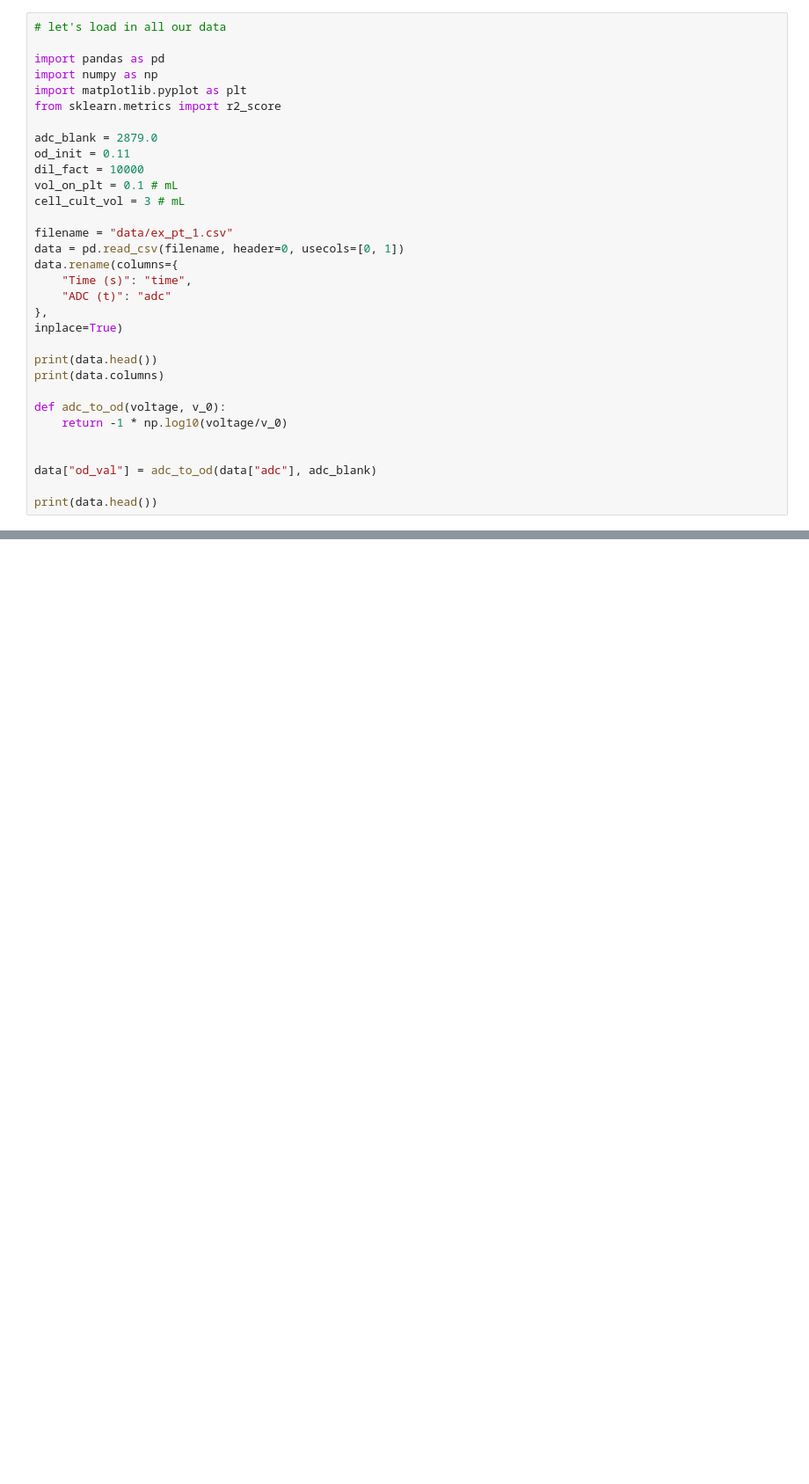
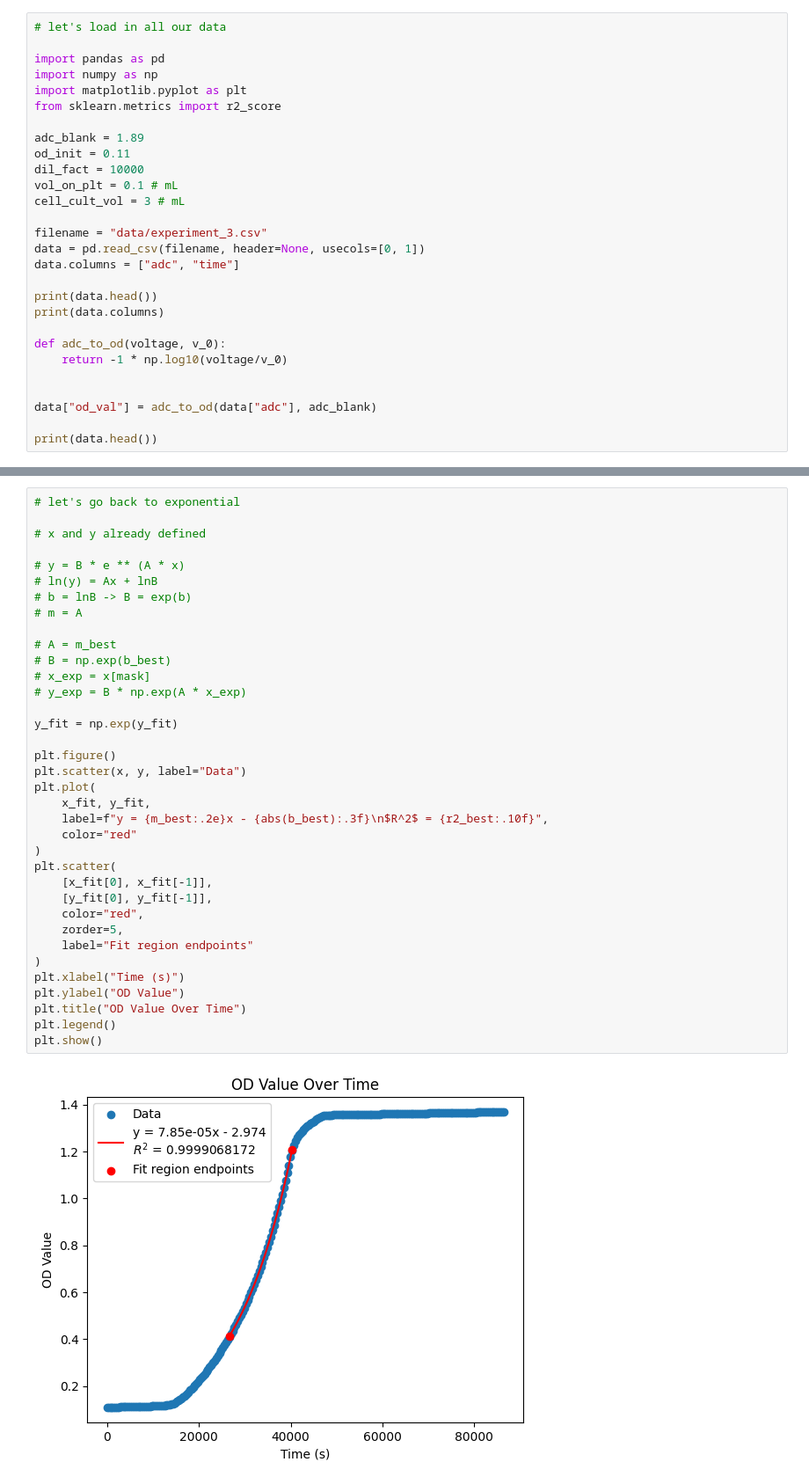
Before and after one commit to cdesforges/db1, a Jupyter notebook: data_analysis.ipynb, the cells around one changed output, grey strips where cells are left out. Shown at 88% size. Saved outputs shown, nothing was run; the diff lists cells and outputs as text; blank space fills up the shorter version.

```diff
--- a/data_analysis.ipynb
+++ b/data_analysis.ipynb
@@ -6,19 +6,15 @@ import numpy as np
 import matplotlib.pyplot as plt
 from sklearn.metrics import r2_score
 
-adc_blank = 2879.0
+adc_blank = 1.89
 od_init = 0.11
 dil_fact = 10000
 vol_on_plt = 0.1 # mL
 cell_cult_vol = 3 # mL
 
-filename = "data/ex_pt_1.csv"
-data = pd.read_csv(filename, header=0, usecols=[0, 1])
-data.rename(columns={
-    "Time (s)": "time",
-    "ADC (t)": "adc"
-},
-inplace=True)
+filename = "data/experiment_3.csv"
+data = pd.read_csv(filename, header=None, usecols=[0, 1])
+data.columns = ["adc", "time"]
 
 print(data.head())
 print(data.columns)
@@ -127,0 +157,38 @@ plt.show()
+# %%
+# let's go back to exponential
+
+# x and y already defined
+
+# y = B * e ** (A * x)
+# ln(y) = Ax + lnB
+# b = lnB -> B = exp(b)
+# m = A
+
+# A = m_best
+# B = np.exp(b_best)
+# x_exp = x[mask]
+# y_exp = B * np.exp(A * x_exp)
+
+y_fit = np.exp(y_fit)
+
+plt.figure()
+plt.scatter(x, y, label="Data")
+plt.plot(
+    x_fit, y_fit,
+    label=f"y = {m_best:.2e}x - {abs(b_best):.3f}\n$R^2$ = {r2_best:.10f}",
+    color="red"
+)
+plt.scatter(
+    [x_fit[0], x_fit[-1]],
+    [y_fit[0], y_fit[-1]],
+    color="red",
+    zorder=5,
+    label="Fit region endpoints"
+)
+plt.xlabel("Time (s)")
+plt.ylabel("OD Value")
+plt.title("OD Value Over Time")
+plt.legend()
+plt.show()
+# %% [output]
+[figure, added]
```
Also changed, not shown: parts of 6 cells of this notebook, 4 other files.
